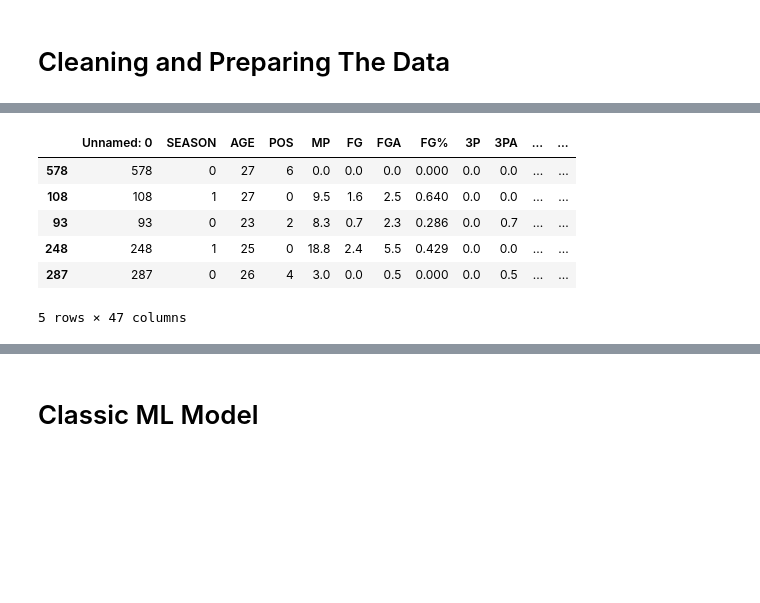
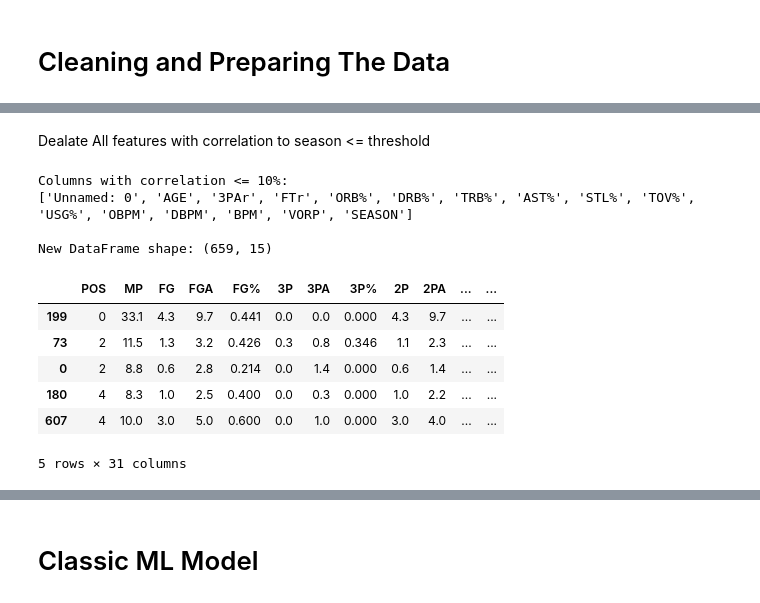
Before and after one commit to CarmiF/Python_basics_class, a Jupyter notebook: Nitzanim/HW_2025/helper_files/Nitzanim_Home_Asigment.ipynb, the cells around one changed output, grey strips where cells are left out. Saved outputs shown, nothing was run; the diff lists cells and outputs as text; code cells hidden in the pictures; blank space fills up the shorter version.

```diff
--- a/Nitzanim/HW_2025/helper_files/Nitzanim_Home_Asigment.ipynb
+++ b/Nitzanim/HW_2025/helper_files/Nitzanim_Home_Asigment.ipynb
@@ -32,20 +56,48 @@ from tensorflow.keras.optimizers import Adam
+# %% [markdown]
+Dealate All features with correlation to season <= threshold
+# %%
+
+# Assuming your DataFrame is called df
+
+# Step 1: Compute correlation matrix
+corr_matrix = df.corr()
+
+# Step 2: Get correlation with 'SEASON' only
+season_corr = corr_matrix['SEASON']
+
+# Step 3: Select columns with |correlation| >= 0.1 (10%)
+threshold = 0.1
+strong_corr_cols = season_corr[season_corr.abs() <= threshold].index.tolist()
+
+# Step 4: Create a new DataFrame with only the strong correlation columns
+df_strong_corr = df[strong_corr_cols]
+
+# Step 5: (Optional) Check the result
+print("Columns with correlation <= 10%:")
+new_df = df_strong_corr.columns.tolist()
+new_df.append('SEASON')
+print(new_df)
+
+print("\nNew DataFrame shape:", df_strong_corr.shape)
+# %% [output]
+Columns with correlation <= 10%:
+['Unnamed: 0', 'AGE', '3PAr', 'FTr', 'ORB%', 'DRB%', 'TRB%', 'AST%', 'STL%', 'TOV%', 'USG%', 'OBPM', 'DBPM', 'BPM', 'VORP', 'SEASON']
+
+New DataFrame shape: (659, 15)
 # %%
-# Load players.csv data into a DataFrame
-df = pd.read_csv("players.csv")
 
-# Delate irrelevant columns
-df = df.drop(columns=['PLAYER', 'season year'])
-# Convert categorical columns to numerical using Label Encoding
-df['POS'] = LabelEncoder().fit_transform(df['POS'])
-# Fill NaN values with 0
-df = df.fillna(0)
-# Sample and display 5 rows of the DataFrame
-df.sample(5)
+
+# Set the target variable and features matrix
+target = df.SEASON
+features_matrix = df.drop(columns=new_df)
+
+#target.sample(5)
+features_matrix.sample(5)
 # %% [output]
-|  | Unnamed: 0 | SEASON | AGE | POS | MP | FG | FGA | FG% | 3P | 3PA | ... | ... |
-| 578 | 578 | 0 | 27 | 6 | 0.0 | 0.0 | 0.0 | 0.000 | 0.0 | 0.0 | ... | ... |
-| 108 | 108 | 1 | 27 | 0 | 9.5 | 1.6 | 2.5 | 0.640 | 0.0 | 0.0 | ... | ... |
-| 93 | 93 | 0 | 23 | 2 | 8.3 | 0.7 | 2.3 | 0.286 | 0.0 | 0.7 | ... | ... |
-| 248 | 248 | 1 | 25 | 0 | 18.8 | 2.4 | 5.5 | 0.429 | 0.0 | 0.0 | ... | ... |
-| 287 | 287 | 0 | 26 | 4 | 3.0 | 0.0 | 0.5 | 0.000 | 0.0 | 0.5 | ... | ... |
+|  | POS | MP | FG | FGA | FG% | 3P | 3PA | 3P% | 2P | 2PA | ... | ... |
+| 199 | 0 | 33.1 | 4.3 | 9.7 | 0.441 | 0.0 | 0.0 | 0.000 | 4.3 | 9.7 | ... | ... |
+| 73 | 2 | 11.5 | 1.3 | 3.2 | 0.426 | 0.3 | 0.8 | 0.346 | 1.1 | 2.3 | ... | ... |
+| 0 | 2 | 8.8 | 0.6 | 2.8 | 0.214 | 0.0 | 1.4 | 0.000 | 0.6 | 1.4 | ... | ... |
+| 180 | 4 | 8.3 | 1.0 | 2.5 | 0.400 | 0.0 | 0.3 | 0.000 | 1.0 | 2.2 | ... | ... |
+| 607 | 4 | 10.0 | 3.0 | 5.0 | 0.600 | 0.0 | 1.0 | 0.000 | 3.0 | 4.0 | ... | ... |
-5 rows × 47 columns
+5 rows × 31 columns
```
Also changed, not shown: parts of 13 cells of this notebook.
